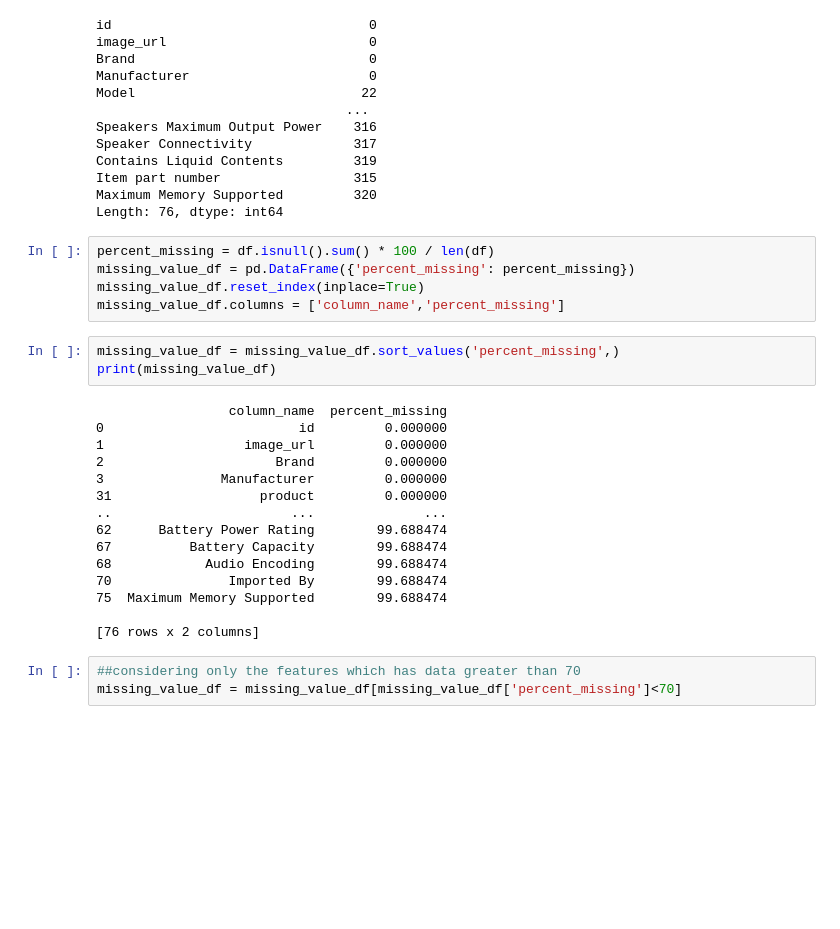
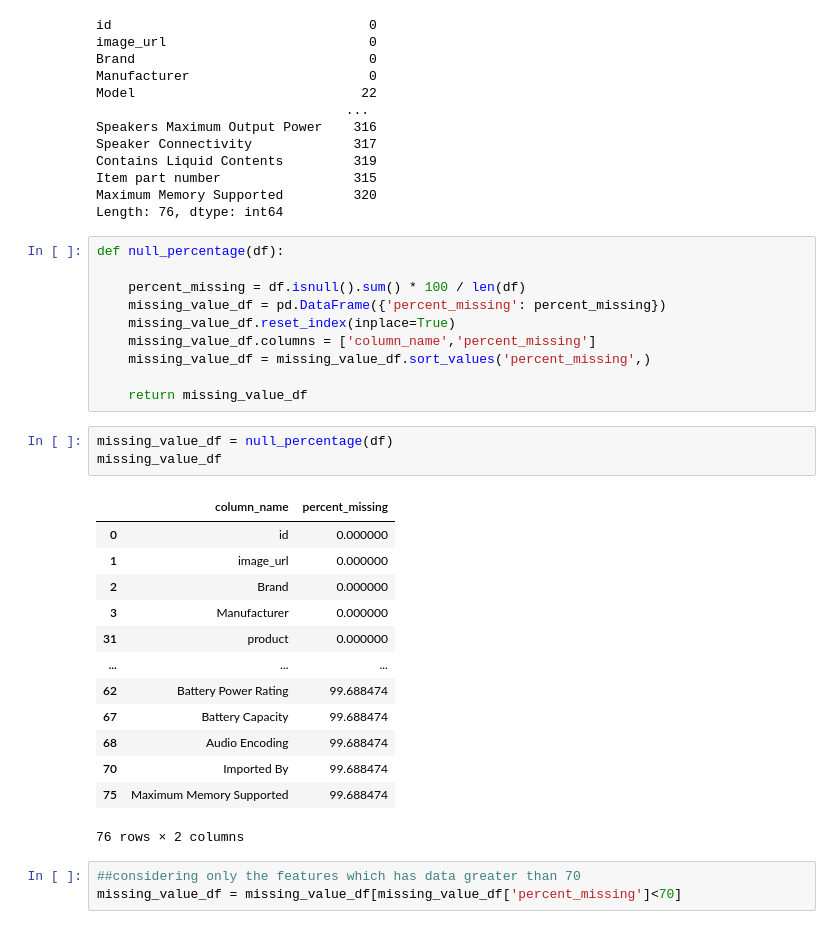
Before and after one commit to AjayKumarChintada/prodcut_recommend, a Jupyter notebook: notebooks/preprocessing.ipynb, the cells around one changed output. Cells and saved outputs as stored; diff of their text form; blank space fills up the shorter version.

```diff
--- a/notebooks/preprocessing.ipynb
+++ b/notebooks/preprocessing.ipynb
@@ -35,28 +35,32 @@ Item part number                 315
 Maximum Memory Supported         320
 Length: 76, dtype: int64
 # %%
-percent_missing = df.isnull().sum() * 100 / len(df)
-missing_value_df = pd.DataFrame({'percent_missing': percent_missing})
-missing_value_df.reset_index(inplace=True)
-missing_value_df.columns = ['column_name','percent_missing']
+def null_percentage(df):
+
+    percent_missing = df.isnull().sum() * 100 / len(df)
+    missing_value_df = pd.DataFrame({'percent_missing': percent_missing})
+    missing_value_df.reset_index(inplace=True)
+    missing_value_df.columns = ['column_name','percent_missing']
+    missing_value_df = missing_value_df.sort_values('percent_missing',)
+
+    return missing_value_df
-# %%
-missing_value_df = missing_value_df.sort_values('percent_missing',)
-print(missing_value_df)
-# %% [output]
-                 column_name  percent_missing
-0                         id         0.000000
-1                  image_url         0.000000
-2                      Brand         0.000000
-3               Manufacturer         0.000000
-31                   product         0.000000
-..                       ...              ...
-62      Battery Power Rating        99.688474
-67          Battery Capacity        99.688474
-68            Audio Encoding        99.688474
-70               Imported By        99.688474
-75  Maximum Memory Supported        99.688474
-
-[76 rows x 2 columns]
+# %%
+missing_value_df = null_percentage(df)
+missing_value_df
+# %% [output]
+|  | column_name | percent_missing |
+| 0 | id | 0.000000 |
+| 1 | image_url | 0.000000 |
+| 2 | Brand | 0.000000 |
+| 3 | Manufacturer | 0.000000 |
+| 31 | product | 0.000000 |
+| ... | ... | ... |
+| 62 | Battery Power Rating | 99.688474 |
+| 67 | Battery Capacity | 99.688474 |
+| 68 | Audio Encoding | 99.688474 |
+| 70 | Imported By | 99.688474 |
+| 75 | Maximum Memory Supported | 99.688474 |
+76 rows × 2 columns
 # %%
 ##considering only the features which has data greater than 70
 missing_value_df = missing_value_df[missing_value_df['percent_missing']<70]
```
Also changed, not shown: parts of 11 cells of this notebook.
